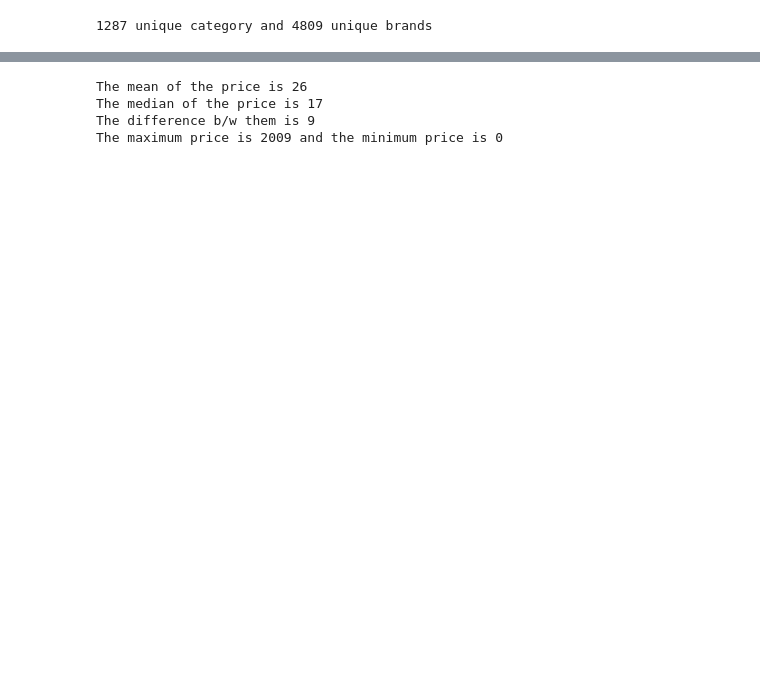
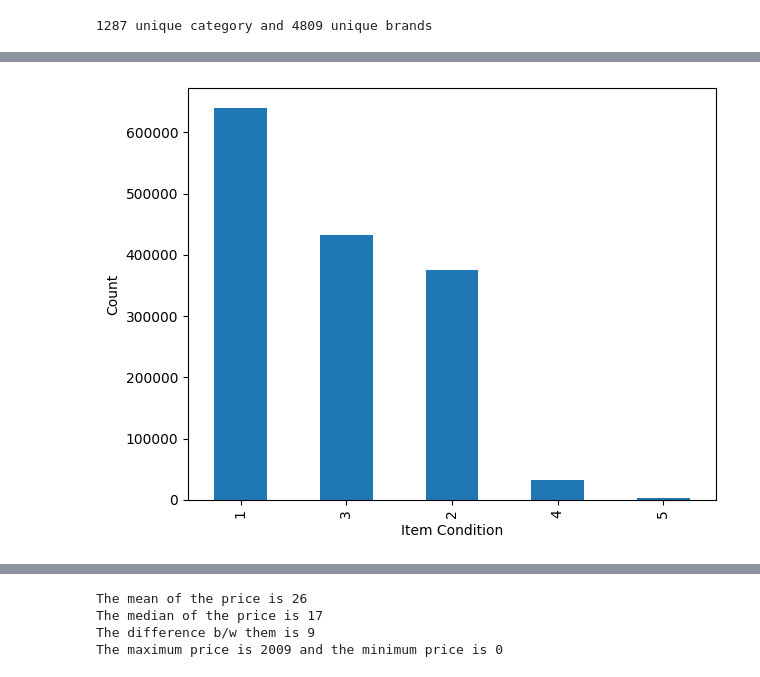
Before and after one commit to zaXai558/Mercari, a Jupyter notebook: main.ipynb, the cells around one changed output, grey strips where cells are left out. Drawn from its saved outputs; the diff is of its cells as text; code cells hidden in the pictures; blank space fills up the shorter version.

```diff
--- a/main.ipynb
+++ b/main.ipynb
@@ -73,0 +125,8 @@ train[['First_cat', 'Second_cat', 'Third_cat']] = train['category_name'].apply(s
+# %%
+#It can we interperted from below tha the condition for the product are quite imbalanced as well
+train["item_condition_id"].value_counts().plot(kind='bar')
+plt.xlabel('Item Condition')
+plt.ylabel('Count')
+plt.tight_layout()
+# %% [output]
+[figure, added]
```
Also changed, not shown: parts of 9 cells of this notebook, 1 other file.
